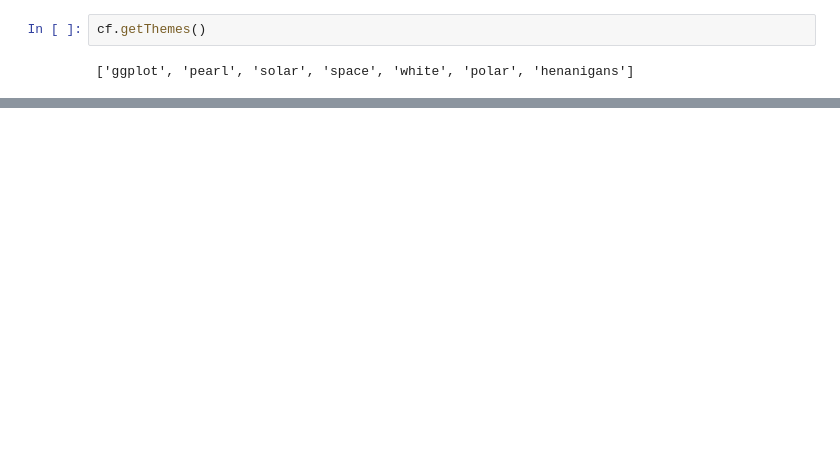
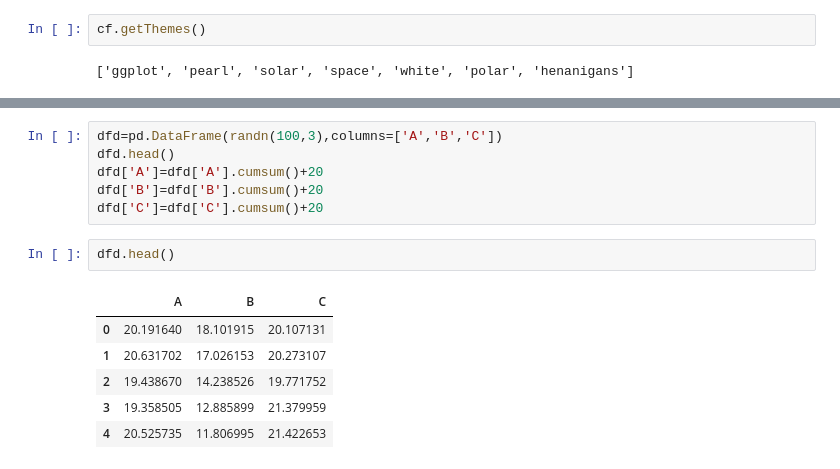
Before and after one commit to keithferns98/Numpy-, a Jupyter notebook: Matplotlib.ipynb, the cells around one changed output, grey strips where cells are left out. Drawn from its saved outputs; the diff is of its cells as text; blank space fills up the shorter version.

```diff
--- a/Matplotlib.ipynb
+++ b/Matplotlib.ipynb
@@ -294,3 +294,18 @@ cf.set_config_file(theme='henanigans')
 df5.iplot(kind='bar',barmode='stack',bargap=0.5)
 # %% [output]
 [interactive output not drawn]
+# %%
+dfd=pd.DataFrame(randn(100,3),columns=['A','B','C'])
+dfd.head()
+dfd['A']=dfd['A'].cumsum()+20
+dfd['B']=dfd['B'].cumsum()+20
+dfd['C']=dfd['C'].cumsum()+20
+# %%
+dfd.head()
+# %% [output]
+|  | A | B | C |
+| 0 | 20.191640 | 18.101915 | 20.107131 |
+| 1 | 20.631702 | 17.026153 | 20.273107 |
+| 2 | 19.438670 | 14.238526 | 19.771752 |
+| 3 | 19.358505 | 12.885899 | 21.379959 |
+| 4 | 20.525735 | 11.806995 | 21.422653 |
```
Also changed, not shown: parts of 27 cells of this notebook.
